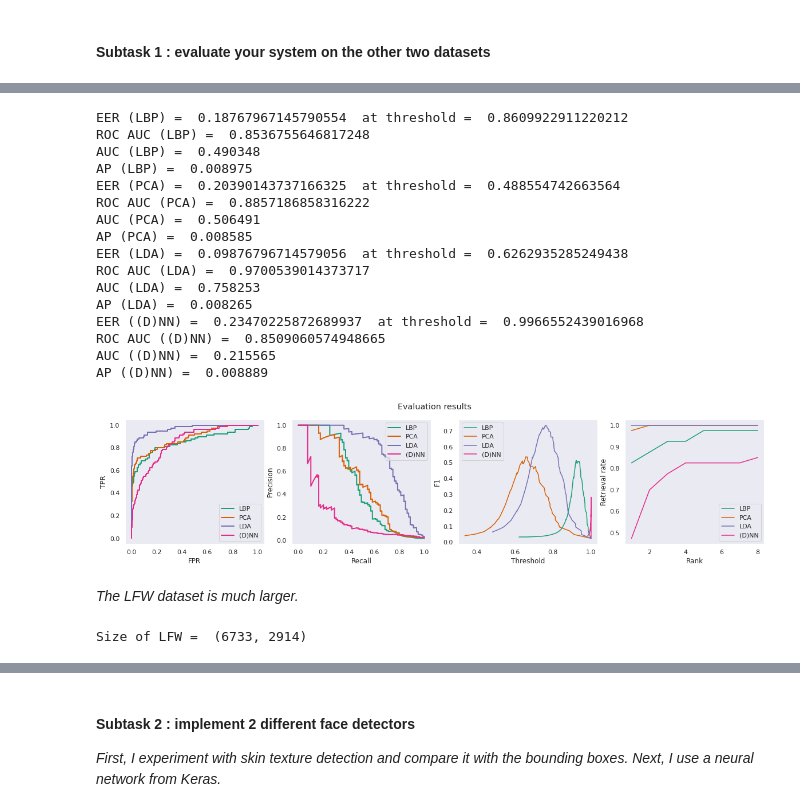
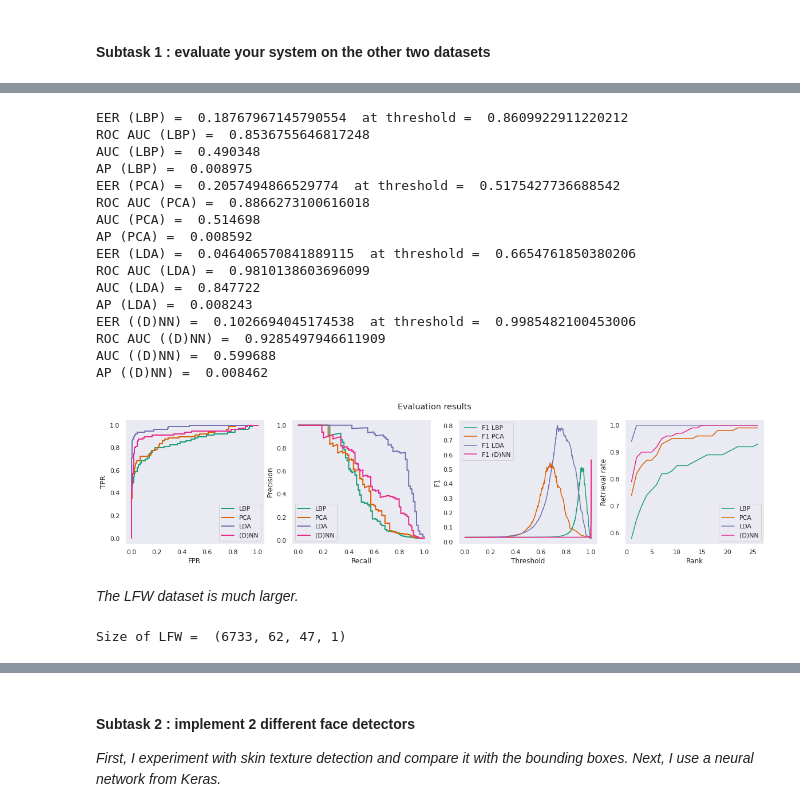
Before and after one commit to BrunoVandekerkhove/biometric-systems, a Jupyter notebook: face_recognition/facial_recognition.ipynb, the cells around one changed output, grey strips where cells are left out. Drawn from its saved outputs; the diff is of its cells as text; code cells hidden in the pictures.

```diff
--- a/face_recognition/facial_recognition.ipynb
+++ b/face_recognition/facial_recognition.ipynb
@@ -834,7 +833,7 @@ import random
 def random_CMC(strategy, n_ranks=26, training=True):
     """CMC curve calculation with random galleries."""
     embeddings = strategy.describe(strategy.x_train) if strategy.embeddings is None else strategy.embeddings
-    embeddings_test = strategy.embeddings if training == True else strategy.describe(strategy.x_test)
+    embeddings_test = embeddings if training == True else strategy.describe(strategy.x_test)
     input_labels = strategy.y_train if training == True else strategy.y_test
     uniques = list(set(strategy.y_train))
     gallery_elements = [[i for i in range(len(strategy.y_train)) if strategy.y_train[i] == l] for l in uniques]
@@ -881,8 +880,8 @@ from sklearn.model_selection import cross_val_score
 from sklearn import metrics
 
 def get_nn_scores(strategy, metric='f1_micro', test_values=list(range(1,30))):
-  embeddings = strategy.describe(np.vstack((strategy.x_train, strategy.x_test)))
-  targets = np.hstack((strategy.y_train,strategy.y_test))
+  embeddings = strategy.describe(strategy.x_train)
+  targets = np.hstack(strategy.y_train)
   nn_scores = []
   for nb_neighbors in test_values:
     knn = KNeighborsClassifier(n_neighbors=nb_neighbors, metric='euclidean')
@@ -891,13 +890,13 @@ def get_nn_scores(strategy, metric='f1_micro', test_values=list(range(1,30))):
   return nn_scores
 
 # Visualise
-strategy = strategies[2]
+test_values=list(range(1,30))
 center_plots()
-figure, axes = plt.subplots(figsize=(20,3))
-figure.suptitle('Macro F1 score as a function of k (number of neighbors in kNN)')
-axes.plot(test_values, get_nn_scores(strategy), label='F1 micro')
-axes.plot(test_values, get_nn_scores(strategy, metric='f1_macro'), label='F1 macro')
-axes.set(ylabel='Score')
+figure, axes = plt.subplots(nrows=1, ncols=1, figsize=(20,3))
+figure.suptitle('Micro/macro F1 score as a function of k (number of neighbors in kNN)')
+axes.plot(test_values, get_nn_scores(strategy, test_values=test_values), label='Micro F1')
+axes.plot(test_values, get_nn_scores(strategy, metric='f1_macro', test_values=test_values), label='Macro F1')
+axes.set(ylabel='F1 score')
 axes.set(xlabel='kNN number of neighbors (using embeddings generated by ' + strategy.name + ')')
 axes.legend()
 plt.show()
@@ -1002,43 +1036,49 @@ lfw = fetch_lfw_people(min_faces_per_person=4) # minimum number of faces per per
 # %%
 import os.path
 from localmodules import siamese
 
-for (dataset, name) in zip([olivetti], ['olivetti']):
+def evaluate_other_dataset(dataset, name):
+  x_train, x_test, y_train, y_test = split_data(dataset)
+  strategies = [strategy_class(x_train, y_train, x_test, y_test) for strategy_class in strategy_classes]
   scores_file = './scores/scores_' + name + '.p'
   if os.path.isfile(scores_file): # load database scores from disk
     pickle_file = open(scores_file, "rb")
-    scores = pickle.load(pickle_file)
+    (scores,cmcs) = pickle.load(pickle_file)
   else: # compute scores from scratch
-    strategies = []
-    for strategy_class in strategy_classes:
-      strategy = strategy_class(dataset)
-      strategy.fit()
-      strategies.append(strategy)
-    scores = [strategy.get_scores_test() for strategy in strategies]
+    for strategy in strategies:
+      if strategy.name == '(D)NN':
+        strategy.fit(epochs=100)
+      else:
+        strategy.fit()
+    clear_output()
+    scores = [strategy.get_scores_test(calculate_matrix=False) for strategy in tqdm_notebook(strategies)]
+    cmcs = [random_CMC(strategy, training=False) for strategy in tqdm_notebook(strategies)]
     pickle_file = open(scores_file, "wb")
-    pickle.dump(scores, pickle_file)
-  evaluate(strategies, scores)
+    pickle.dump((scores,cmcs), pickle_file)
+  evaluate(strategies, scores, cmcs)
+
+evaluate_other_dataset(olivetti, 'olivetti')
 # %% [output]
 EER (LBP) =  0.18767967145790554  at threshold =  0.8609922911220212
 ROC AUC (LBP) =  0.8536755646817248
 AUC (LBP) =  0.490348
 AP (LBP) =  0.008975
-EER (PCA) =  0.20390143737166325  at threshold =  0.488554742663564
-ROC AUC (PCA) =  0.8857186858316222
-AUC (PCA) =  0.506491
-AP (PCA) =  0.008585
-EER (LDA) =  0.09876796714579056  at threshold =  0.6262935285249438
-ROC AUC (LDA) =  0.9700539014373717
-AUC (LDA) =  0.758253
-AP (LDA) =  0.008265
-EER ((D)NN) =  0.23470225872689937  at threshold =  0.9966552439016968
-ROC AUC ((D)NN) =  0.8509060574948665
-AUC ((D)NN) =  0.215565
-AP ((D)NN) =  0.008889
+EER (PCA) =  0.2057494866529774  at threshold =  0.5175427736688542
+ROC AUC (PCA) =  0.8866273100616018
+AUC (PCA) =  0.514698
+AP (PCA) =  0.008592
+EER (LDA) =  0.046406570841889115  at threshold =  0.6654761850380206
+ROC AUC (LDA) =  0.9810138603696099
+AUC (LDA) =  0.847722
+AP (LDA) =  0.008243
+EER ((D)NN) =  0.1026694045174538  at threshold =  0.9985482100453006
+ROC AUC ((D)NN) =  0.9285497946611909
+AUC ((D)NN) =  0.599688
+AP ((D)NN) =  0.008462
-[figure, old version]
+[figure, new version]
 # %% [markdown]
 *The LFW dataset is much larger.*
 # %%
-print('Size of LFW = ', lfw.data.shape)
+print('Size of LFW = ', lfw.images.shape)
 # %% [output]
-Size of LFW =  (6733, 2914)
+Size of LFW =  (6733, 62, 47, 1)
```
Also changed, not shown: parts of 18 cells of this notebook.
